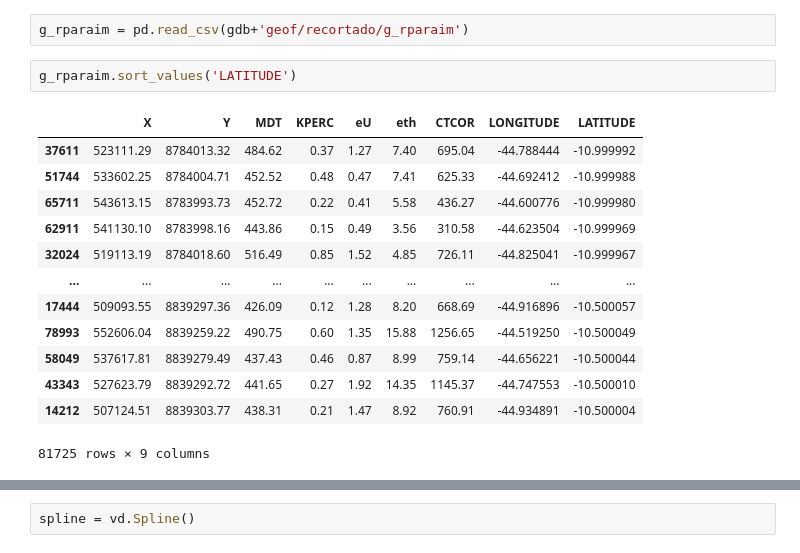
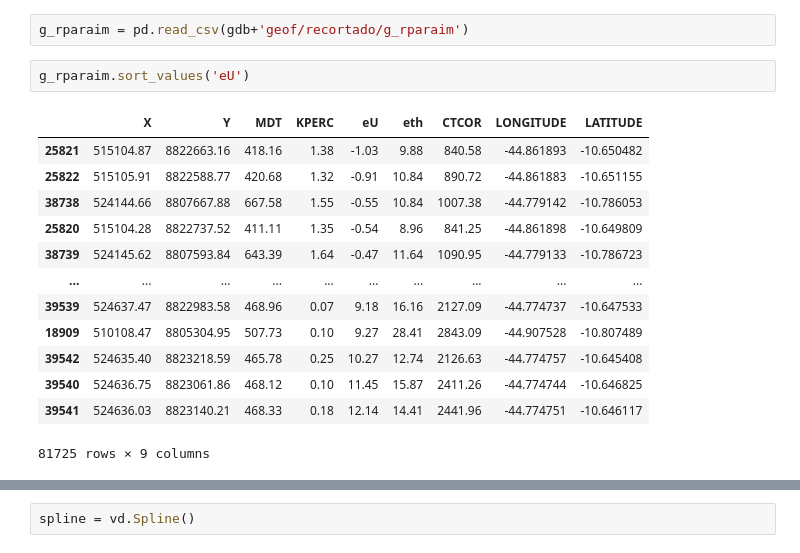
Before and after one commit to Gabriel-Goes/mapeamento_litologico_preditivo, a Jupyter notebook: sources/tutoriais/3.1 - Verde: Interpolating with Splines.ipynb, the cells around one changed output, grey strips where cells are left out. Cells and saved outputs as stored; diff of their text form.

```diff
--- a/sources/tutoriais/3.1 - Verde: Interpolating with Splines.ipynb
+++ b/sources/tutoriais/3.1 - Verde: Interpolating with Splines.ipynb
@@ -14,19 +14,19 @@ gdb = '/home/ggrl/geodatabase/'
 # %%
 g_rparaim = pd.read_csv(gdb+'geof/recortado/g_rparaim')
 # %%
-g_rparaim.sort_values('LATITUDE')
+g_rparaim.sort_values('eU')
 # %% [output]
 |  | X | Y | MDT | KPERC | eU | eth | CTCOR | LONGITUDE | LATITUDE |
-| 37611 | 523111.29 | 8784013.32 | 484.62 | 0.37 | 1.27 | 7.40 | 695.04 | -44.788444 | -10.999992 |
-| 51744 | 533602.25 | 8784004.71 | 452.52 | 0.48 | 0.47 | 7.41 | 625.33 | -44.692412 | -10.999988 |
-| 65711 | 543613.15 | 8783993.73 | 452.72 | 0.22 | 0.41 | 5.58 | 436.27 | -44.600776 | -10.999980 |
-| 62911 | 541130.10 | 8783998.16 | 443.86 | 0.15 | 0.49 | 3.56 | 310.58 | -44.623504 | -10.999969 |
-| 32024 | 519113.19 | 8784018.60 | 516.49 | 0.85 | 1.52 | 4.85 | 726.11 | -44.825041 | -10.999967 |
+| 25821 | 515104.87 | 8822663.16 | 418.16 | 1.38 | -1.03 | 9.88 | 840.58 | -44.861893 | -10.650482 |
+| 25822 | 515105.91 | 8822588.77 | 420.68 | 1.32 | -0.91 | 10.84 | 890.72 | -44.861883 | -10.651155 |
+| 38738 | 524144.66 | 8807667.88 | 667.58 | 1.55 | -0.55 | 10.84 | 1007.38 | -44.779142 | -10.786053 |
+| 25820 | 515104.28 | 8822737.52 | 411.11 | 1.35 | -0.54 | 8.96 | 841.25 | -44.861898 | -10.649809 |
+| 38739 | 524145.62 | 8807593.84 | 643.39 | 1.64 | -0.47 | 11.64 | 1090.95 | -44.779133 | -10.786723 |
 | ... | ... | ... | ... | ... | ... | ... | ... | ... | ... |
-| 17444 | 509093.55 | 8839297.36 | 426.09 | 0.12 | 1.28 | 8.20 | 668.69 | -44.916896 | -10.500057 |
-| 78993 | 552606.04 | 8839259.22 | 490.75 | 0.60 | 1.35 | 15.88 | 1256.65 | -44.519250 | -10.500049 |
-| 58049 | 537617.81 | 8839279.49 | 437.43 | 0.46 | 0.87 | 8.99 | 759.14 | -44.656221 | -10.500044 |
-| 43343 | 527623.79 | 8839292.72 | 441.65 | 0.27 | 1.92 | 14.35 | 1145.37 | -44.747553 | -10.500010 |
-| 14212 | 507124.51 | 8839303.77 | 438.31 | 0.21 | 1.47 | 8.92 | 760.91 | -44.934891 | -10.500004 |
+| 39539 | 524637.47 | 8822983.58 | 468.96 | 0.07 | 9.18 | 16.16 | 2127.09 | -44.774737 | -10.647533 |
+| 18909 | 510108.47 | 8805304.95 | 507.73 | 0.10 | 9.27 | 28.41 | 2843.09 | -44.907528 | -10.807489 |
+| 39542 | 524635.40 | 8823218.59 | 465.78 | 0.25 | 10.27 | 12.74 | 2126.63 | -44.774757 | -10.645408 |
+| 39540 | 524636.75 | 8823061.86 | 468.12 | 0.10 | 11.45 | 15.87 | 2411.26 | -44.774744 | -10.646825 |
+| 39541 | 524636.03 | 8823140.21 | 468.33 | 0.18 | 12.14 | 14.41 | 2441.96 | -44.774751 | -10.646117 |
 81725 rows × 9 columns
 # %%
```
Also changed, not shown: parts of 7 cells of this notebook, 5 other files.
